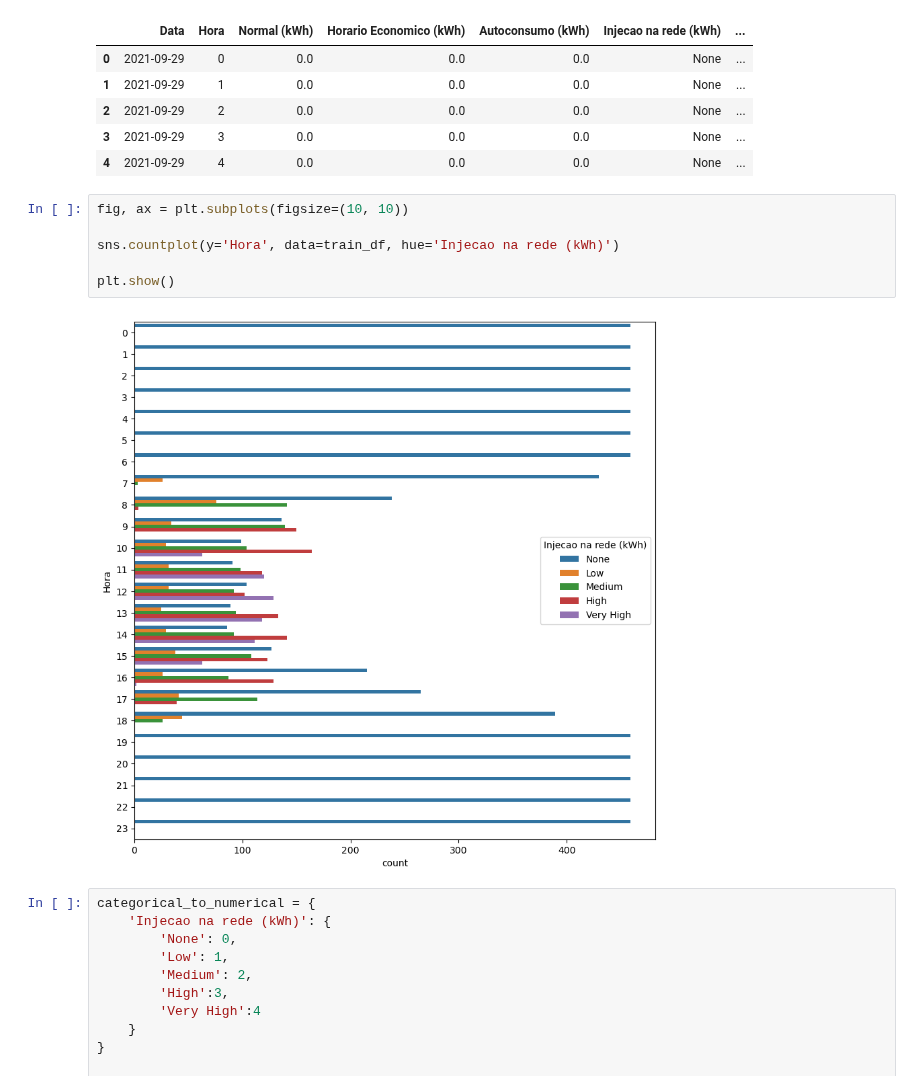
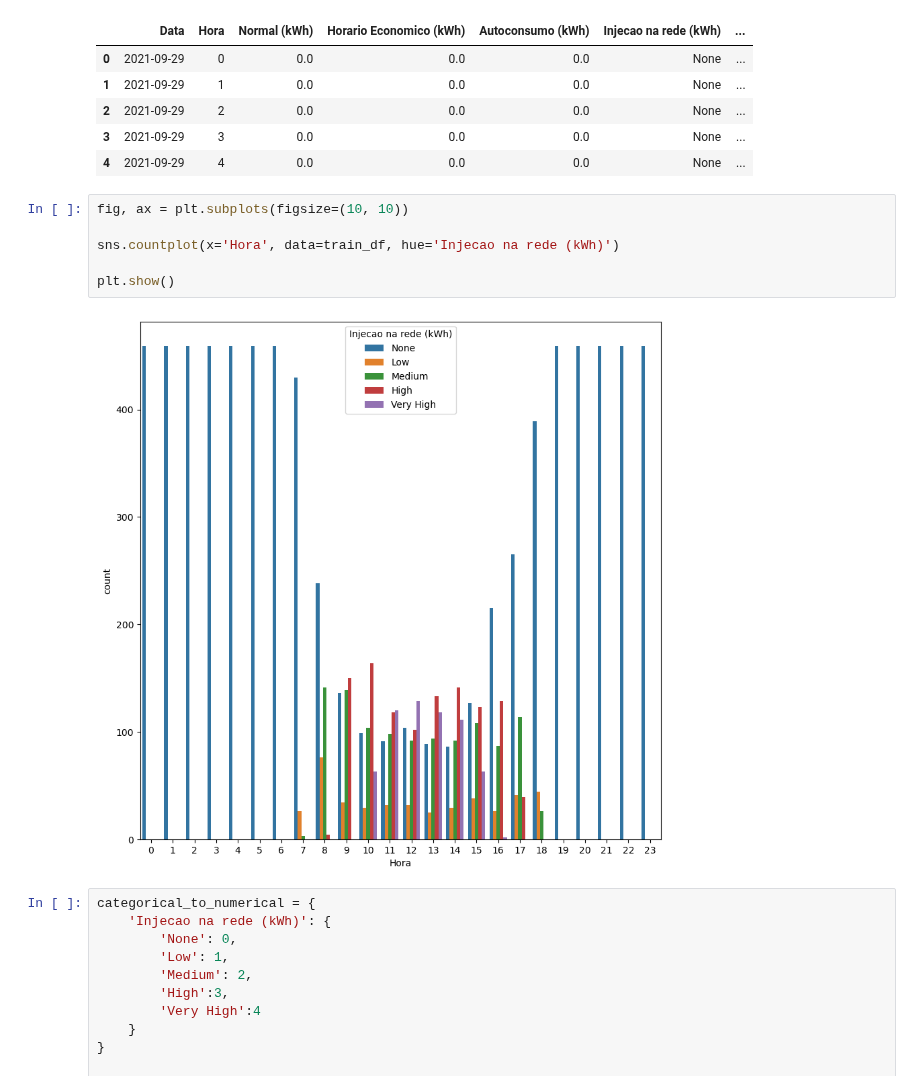
Before and after one commit to jpmbrito123/DAA, a Jupyter notebook: competicao/Analise/exploration.ipynb, the cells around one changed output. Saved outputs shown, nothing was run; the diff lists cells and outputs as text.

```diff
--- a/competicao/Analise/exploration.ipynb
+++ b/competicao/Analise/exploration.ipynb
@@ -51,11 +51,11 @@ train_df.head()
 # %%
 fig, ax = plt.subplots(figsize=(10, 10))
 
-sns.countplot(y='Hora', data=train_df, hue='Injecao na rede (kWh)')
+sns.countplot(x='Hora', data=train_df, hue='Injecao na rede (kWh)')
 
 plt.show()
 # %% [output]
-[figure, old version]
+[figure, new version]
 # %%
 categorical_to_numerical = {
     'Injecao na rede (kWh)': {
```
Also changed, not shown: parts of 3 cells of this notebook, 1 other file.
